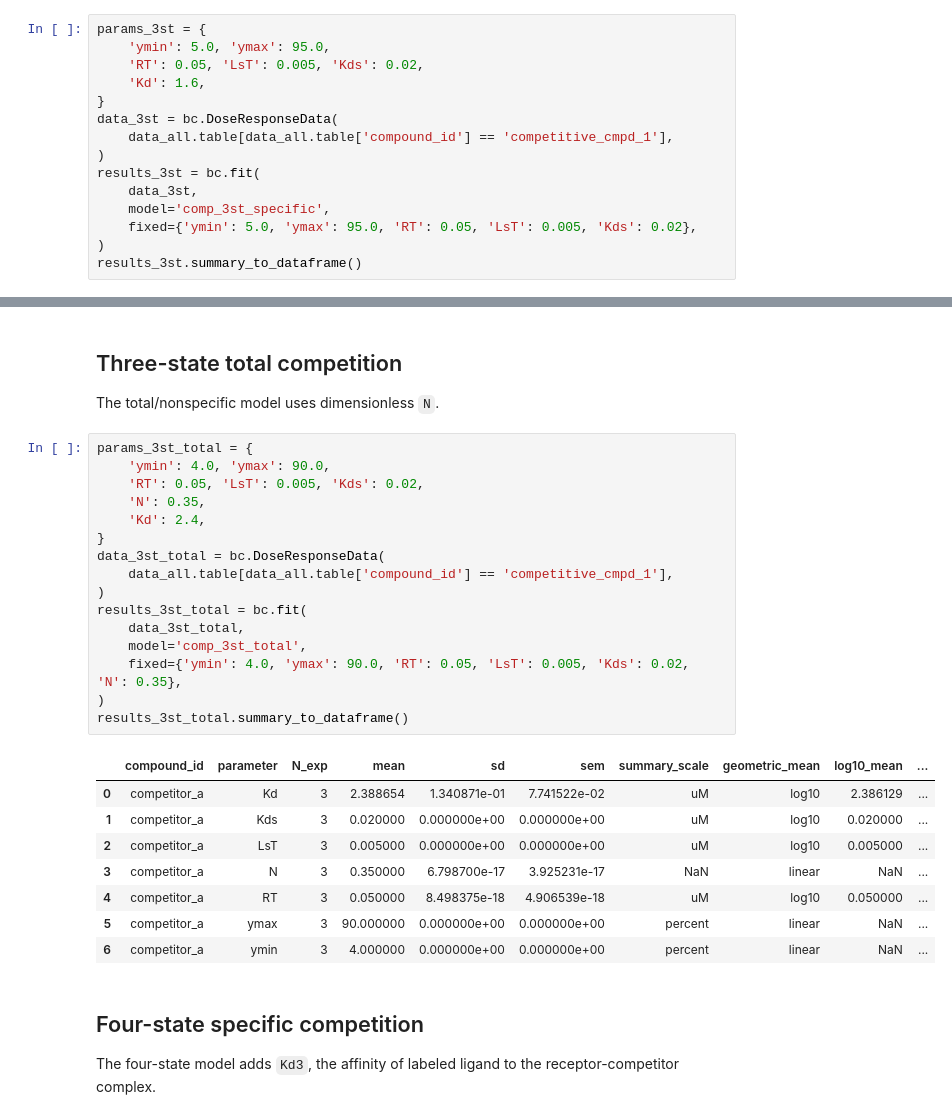
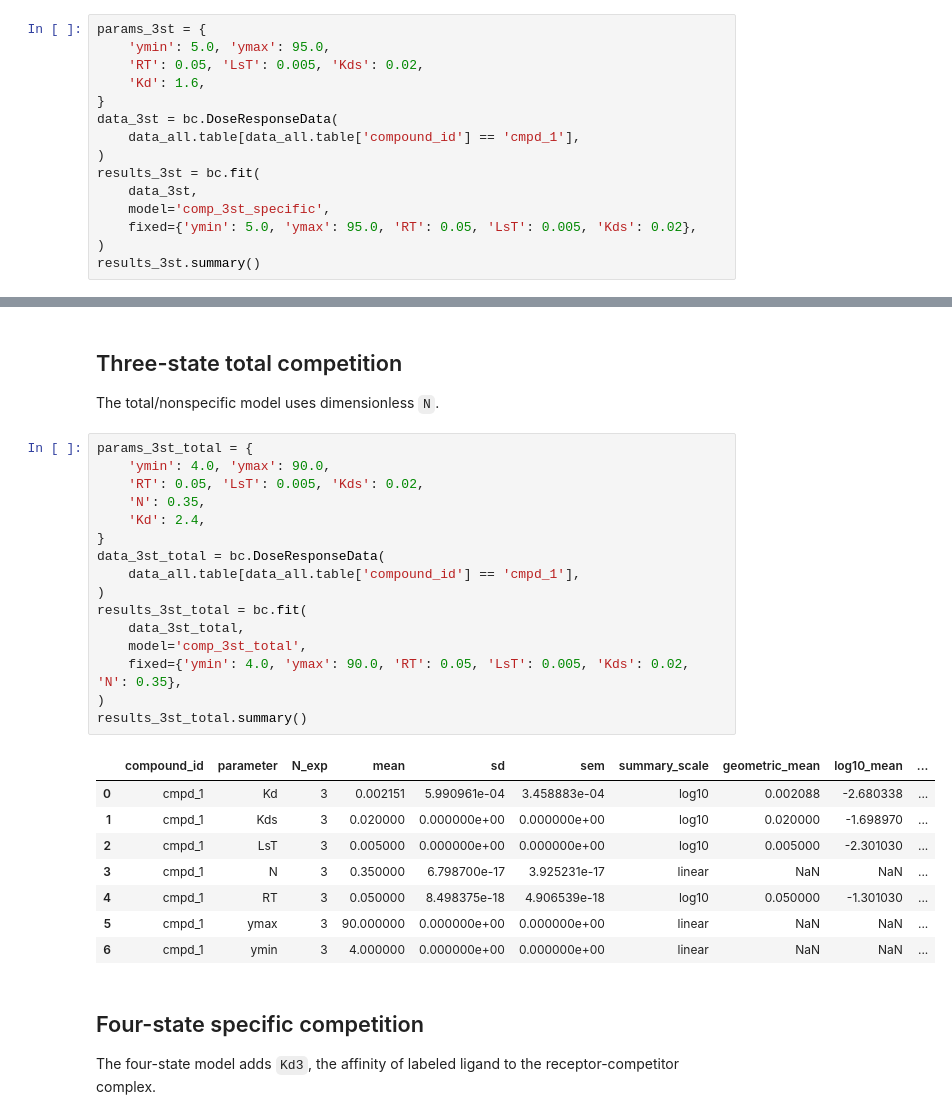
Before and after one commit to choutkaj/bindcurve, a Jupyter notebook: tutorials/03_competitive_kd_models.ipynb, the cells around one changed output, grey strips where cells are left out. Saved outputs shown, nothing was run; the diff lists cells and outputs as text.

```diff
--- a/tutorials/03_competitive_kd_models.ipynb
+++ b/tutorials/03_competitive_kd_models.ipynb
@@ -26,13 +26,13 @@ params_3st = {
     'Kd': 1.6,
 }
 data_3st = bc.DoseResponseData(
-    data_all.table[data_all.table['compound_id'] == 'competitive_cmpd_1'],
+    data_all.table[data_all.table['compound_id'] == 'cmpd_1'],
 )
 results_3st = bc.fit(
     data_3st,
     model='comp_3st_specific',
     fixed={'ymin': 5.0, 'ymax': 95.0, 'RT': 0.05, 'LsT': 0.005, 'Kds': 0.02},
 )
-results_3st.summary_to_dataframe()
+results_3st.summary()
 # %% [output]
 |  | compound_id | parameter | N_exp | mean | sd | sem | summary_scale | geometric_mean | log10_mean | ... |
@@ -56,28 +56,28 @@ The total/nonspecific model uses dimensionless `N`.
 # %%
 params_3st_total = {
     'ymin': 4.0, 'ymax': 90.0,
     'RT': 0.05, 'LsT': 0.005, 'Kds': 0.02,
     'N': 0.35,
     'Kd': 2.4,
 }
 data_3st_total = bc.DoseResponseData(
-    data_all.table[data_all.table['compound_id'] == 'competitive_cmpd_1'],
+    data_all.table[data_all.table['compound_id'] == 'cmpd_1'],
 )
 results_3st_total = bc.fit(
     data_3st_total,
     model='comp_3st_total',
     fixed={'ymin': 4.0, 'ymax': 90.0, 'RT': 0.05, 'LsT': 0.005, 'Kds': 0.02, 'N': 0.35},
 )
-results_3st_total.summary_to_dataframe()
+results_3st_total.summary()
 # %% [output]
 |  | compound_id | parameter | N_exp | mean | sd | sem | summary_scale | geometric_mean | log10_mean | ... |
-| 0 | competitor_a | Kd | 3 | 2.388654 | 1.340871e-01 | 7.741522e-02 | uM | log10 | 2.386129 | ... |
-| 1 | competitor_a | Kds | 3 | 0.020000 | 0.000000e+00 | 0.000000e+00 | uM | log10 | 0.020000 | ... |
-| 2 | competitor_a | LsT | 3 | 0.005000 | 0.000000e+00 | 0.000000e+00 | uM | log10 | 0.005000 | ... |
-| 3 | competitor_a | N | 3 | 0.350000 | 6.798700e-17 | 3.925231e-17 | NaN | linear | NaN | ... |
-| 4 | competitor_a | RT | 3 | 0.050000 | 8.498375e-18 | 4.906539e-18 | uM | log10 | 0.050000 | ... |
-| 5 | competitor_a | ymax | 3 | 90.000000 | 0.000000e+00 | 0.000000e+00 | percent | linear | NaN | ... |
-| 6 | competitor_a | ymin | 3 | 4.000000 | 0.000000e+00 | 0.000000e+00 | percent | linear | NaN | ... |
+| 0 | cmpd_1 | Kd | 3 | 0.002151 | 5.990961e-04 | 3.458883e-04 | log10 | 0.002088 | -2.680338 | ... |
+| 1 | cmpd_1 | Kds | 3 | 0.020000 | 0.000000e+00 | 0.000000e+00 | log10 | 0.020000 | -1.698970 | ... |
+| 2 | cmpd_1 | LsT | 3 | 0.005000 | 0.000000e+00 | 0.000000e+00 | log10 | 0.005000 | -2.301030 | ... |
+| 3 | cmpd_1 | N | 3 | 0.350000 | 6.798700e-17 | 3.925231e-17 | linear | NaN | NaN | ... |
+| 4 | cmpd_1 | RT | 3 | 0.050000 | 8.498375e-18 | 4.906539e-18 | log10 | 0.050000 | -1.301030 | ... |
+| 5 | cmpd_1 | ymax | 3 | 90.000000 | 0.000000e+00 | 0.000000e+00 | linear | NaN | NaN | ... |
+| 6 | cmpd_1 | ymin | 3 | 4.000000 | 0.000000e+00 | 0.000000e+00 | linear | NaN | NaN | ... |
 # %% [markdown]
 ## Four-state specific competition
 
```
Also changed, not shown: parts of 3 cells of this notebook, 22 other files.
